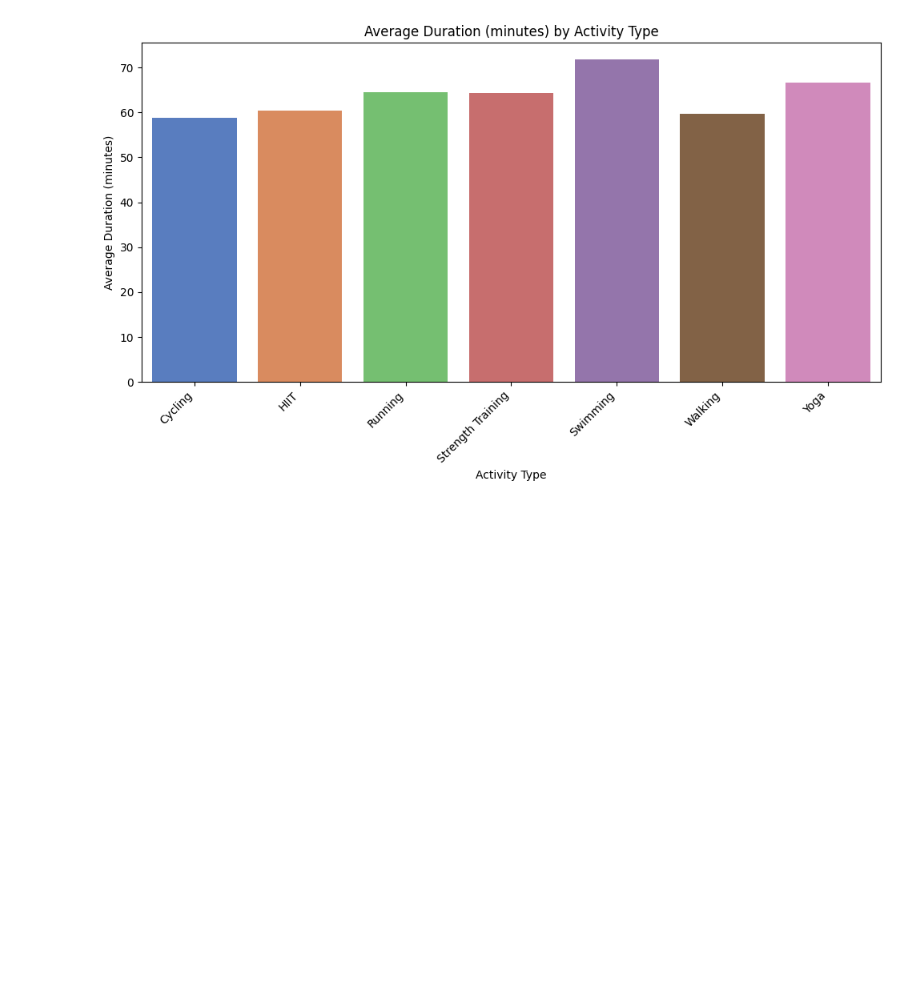
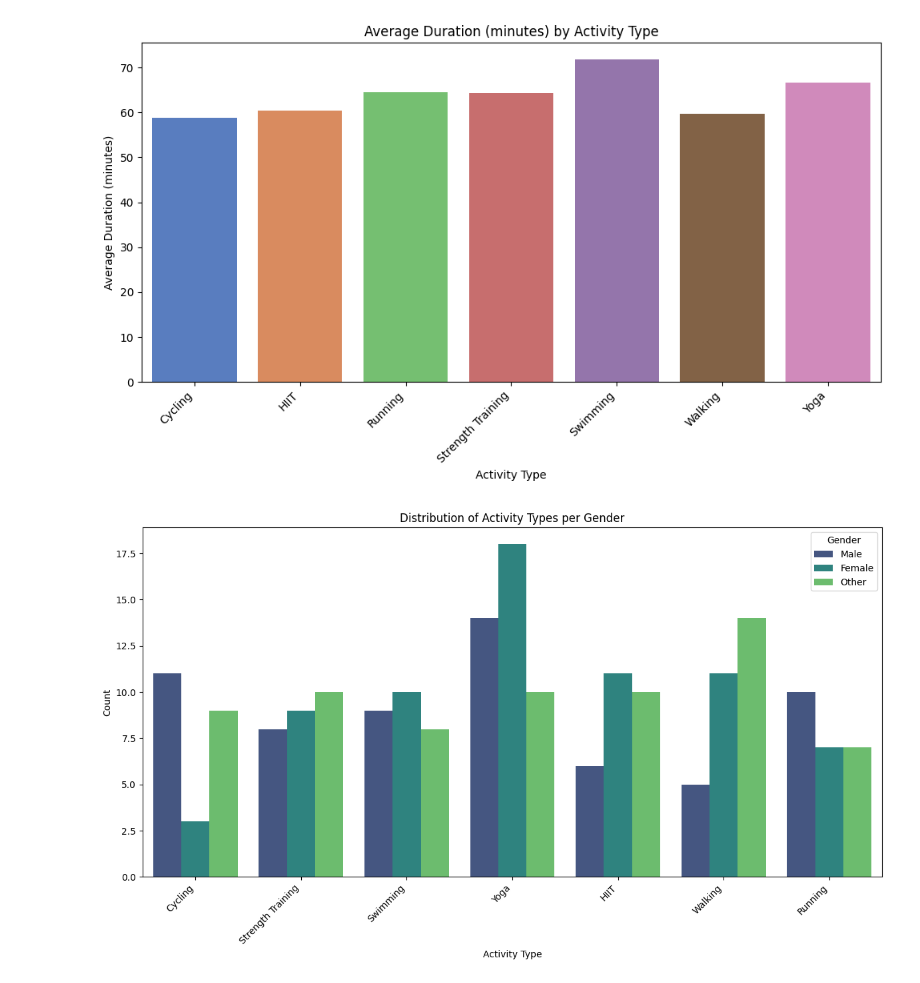
Before and after one commit to kxrrym03/Fitness-Analysis, a Jupyter notebook: Fitness_Analysis.ipynb, the cells around one changed output. Drawn from its saved outputs; the diff is of its cells as text; code cells hidden in the pictures; blank space fills up the shorter version.

```diff
--- a/Fitness_Analysis.ipynb
+++ b/Fitness_Analysis.ipynb
@@ -218,3 +218,15 @@ plt.tight_layout()
 plt.show()
 # %% [output]
 [figure]
+# %%
+plt.figure(figsize=(12, 7))
+sns.countplot(data=df, x='activity_type', hue='gender', palette='viridis')
+plt.title('Distribution of Activity Types per Gender')
+plt.xlabel('Activity Type')
+plt.ylabel('Count')
+plt.xticks(rotation=45, ha='right')
+plt.legend(title='Gender')
+plt.tight_layout()
+plt.show()
+# %% [output]
+[figure, added]
```
